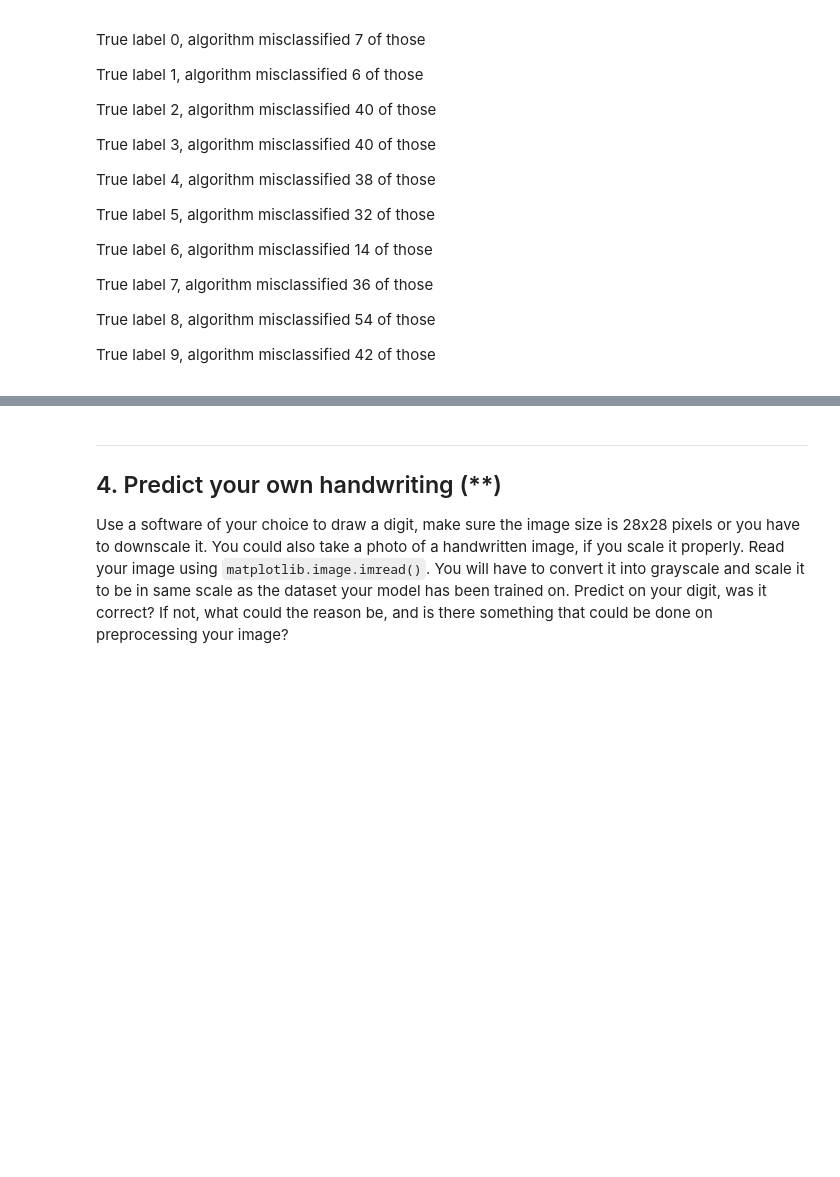
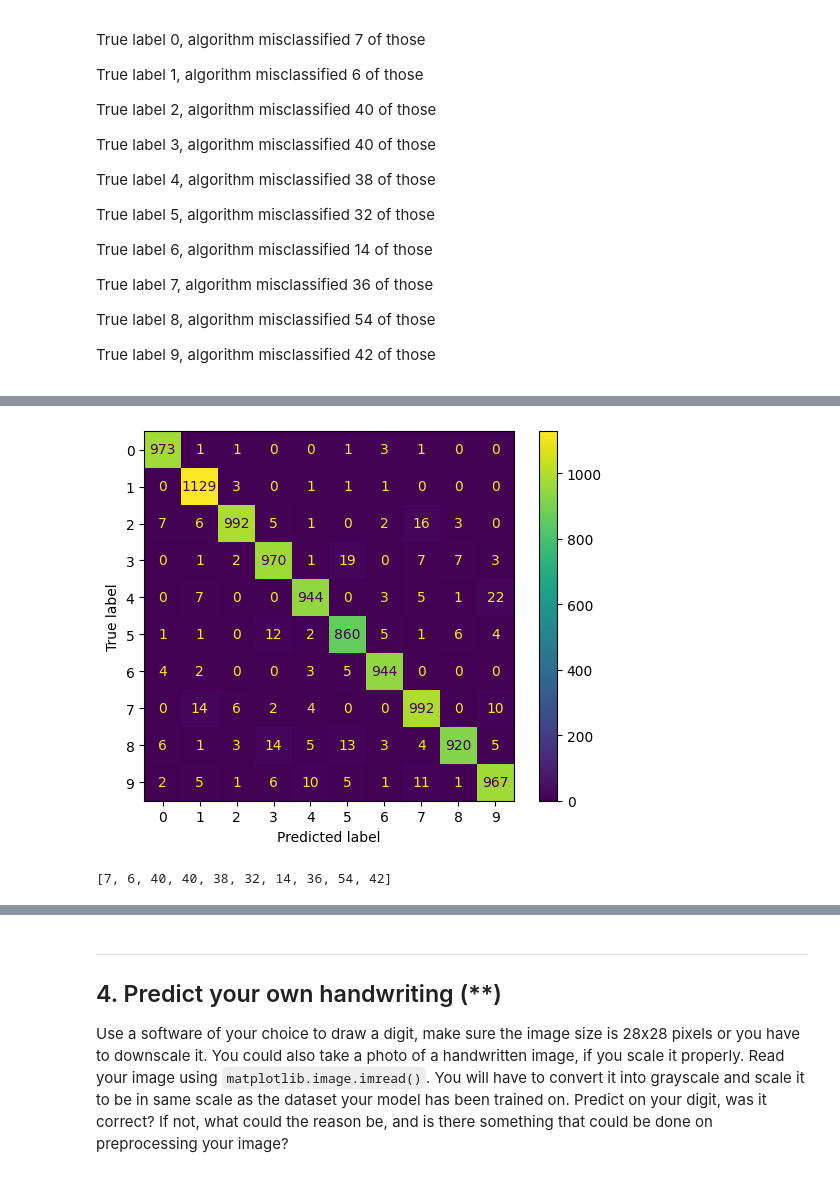
Before and after one commit to MrEcE0046/Machine-Learning, a Jupyter notebook: EX/E03_KNN.ipynb, the cells around one changed output, grey strips where cells are left out. Saved outputs shown, nothing was run; the diff lists cells and outputs as text; code cells hidden in the pictures; folded sections open; blank space fills up the shorter version.

```diff
--- a/EX/E03_KNN.ipynb
+++ b/EX/E03_KNN.ipynb
@@ -165,0 +199,12 @@ True label 9, algorithm misclassified 42 of those
+# %%
+# X_train = X_train_2d
+# X_test = X_test_2d
+
+# scale_X_train = scaler.fit_transform(X_train)
+# scale_X_val = scaler.transform(X_test)
+
+model_KNN = KNeighborsClassifier(n_neighbors=1)
+model_KNN.fit(X_train, y_train)
+y_pred = model_KNN.predict(X_test)
+
+print(classification_report(y_test, y_pred))
@@ -165,0 +228,15 @@ True label 9, algorithm misclassified 42 of those
+# %%
+from sklearn.metrics import ConfusionMatrixDisplay, confusion_matrix
+
+cm = confusion_matrix(y_test, y_pred)
+ConfusionMatrixDisplay(cm).plot();
+# %% [output]
+[figure, added]
+# %%
+FalsePositive = list()
+for i in range(10):
+    FalsePositive.append(sum(cm[i,:]) - cm[i,i])
+
+print(FalsePositive)
+# %% [output]
+[7, 6, 40, 40, 38, 32, 14, 36, 54, 42]
```
Also changed, not shown: parts of 145 cells of this notebook, 4 other files.
